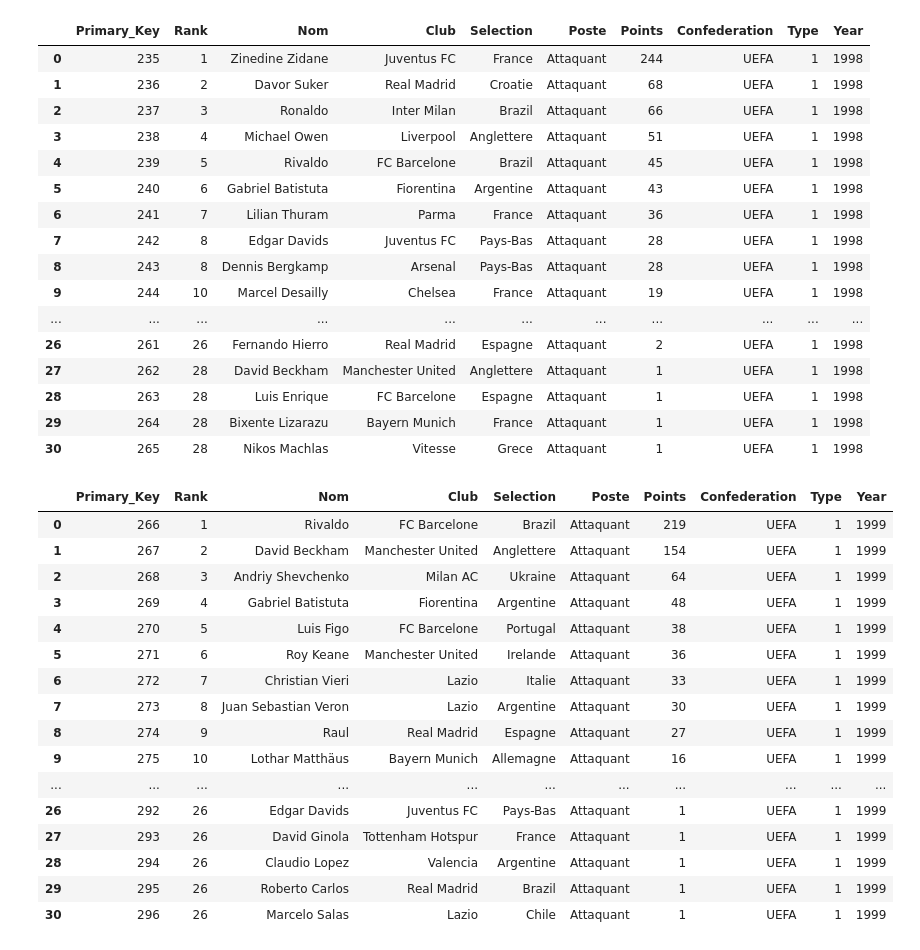
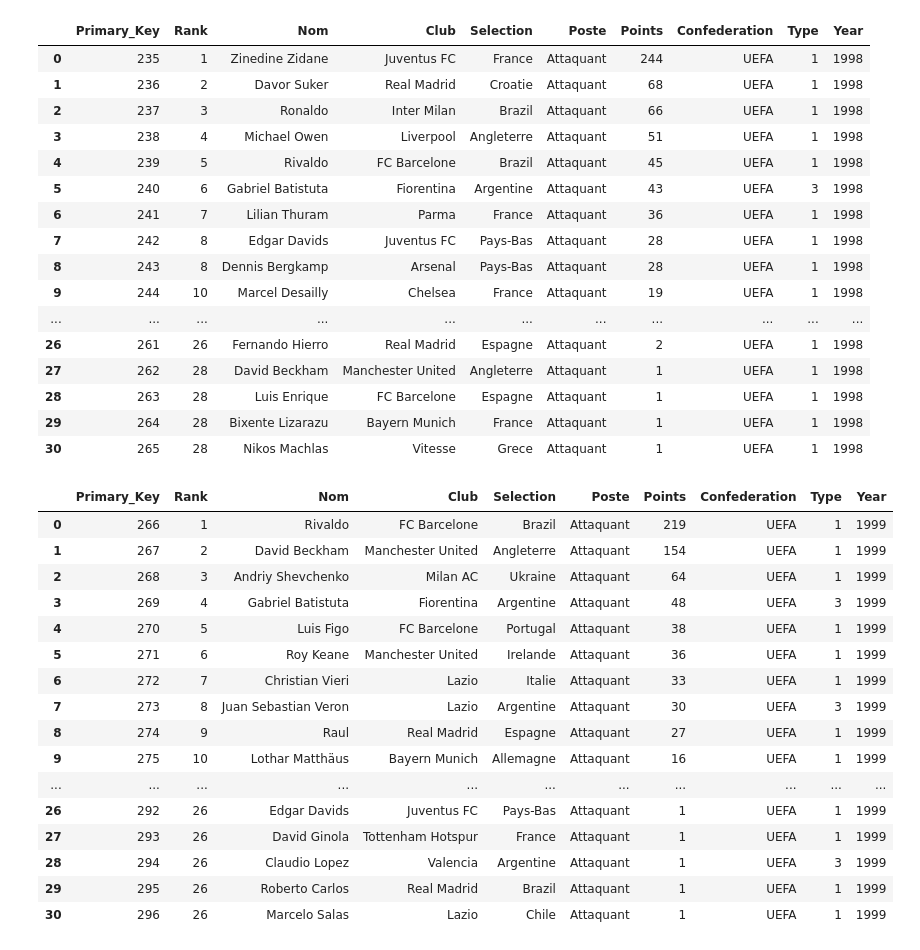
Before and after one commit to Lamessolo/BallonD_or_Analyse, a Jupyter notebook: BallondOrScraping.ipynb, the cells around one changed output. Drawn from its saved outputs; the diff is of its cells as text; code cells hidden in the pictures.

```diff
--- a/BallondOrScraping.ipynb
+++ b/BallondOrScraping.ipynb
@@ -777,7 +838,7 @@ tab_players_1992['Selection']= tab_players_1992['Selection'].str.replace('Russia
 tab_players_1992['Selection']= tab_players_1992['Selection'].str.replace('Greece','Grece')
 tab_players_1992['Selection']= tab_players_1992['Selection'].str.replace('Wales','Pays de Galles')
 tab_players_1992['Selection']= tab_players_1992['Selection'].str.replace('Denmark','Danemark')
-tab_players_1992['Selection']= tab_players_1992['Selection'].str.replace('England','Anglettere')
+tab_players_1992['Selection']= tab_players_1992['Selection'].str.replace('England','Angleterre')
 tab_players_1992['Selection']= tab_players_1992['Selection'].str.replace('Republic of Ireland','Irelande')
 tab_players_1992['Selection']= tab_players_1992['Selection'].str.replace('Côte','Cote')
 tab_players_1992['Club']= tab_players_1992['Club'].str.replace('Milan','Milan AC')
@@ -878,7 +939,7 @@ tab_players_1993['Selection']= tab_players_1993['Selection'].str.replace('Russia
 tab_players_1993['Selection']= tab_players_1993['Selection'].str.replace('Greece','Grece')
 tab_players_1993['Selection']= tab_players_1993['Selection'].str.replace('Wales','Pays de Galles')
 tab_players_1993['Selection']= tab_players_1993['Selection'].str.replace('Denmark','Danemark')
-tab_players_1993['Selection']= tab_players_1993['Selection'].str.replace('England','Anglettere')
+tab_players_1993['Selection']= tab_players_1993['Selection'].str.replace('England','Angleterre')
 tab_players_1993['Selection']= tab_players_1993['Selection'].str.replace('Republic of Ireland','Irelande')
 tab_players_1993['Club']= tab_players_1993['Club'].str.replace('Milan','Milan AC')
 tab_players_1993['Club']= tab_players_1993['Club'].str.replace('Internazionale','Inter Milan')
@@ -1304,7 +1396,7 @@ tab_players_1997['Selection']= tab_players_1997['Selection'].str.replace('Russia
 tab_players_1997['Selection']= tab_players_1997['Selection'].str.replace('Greece','Grece')
 tab_players_1997['Selection']= tab_players_1997['Selection'].str.replace('Wales','Pays de Galles')
 tab_players_1997['Selection']= tab_players_1997['Selection'].str.replace('Denmark','Danemark')
-tab_players_1997['Selection']= tab_players_1997['Selection'].str.replace('England','Anglettere')
+tab_players_1997['Selection']= tab_players_1997['Selection'].str.replace('England','Angleterre')
 tab_players_1997['Selection']= tab_players_1997['Selection'].str.replace('Republic of Ireland','Irelande')
 tab_players_1997['Selection']= tab_players_1997['Selection'].str.replace('Spain','Espagne')
 tab_players_1997['Selection']= tab_players_1997['Selection'].str.replace('FR Yugoslavia','Yougoslavie')
@@ -1347,6 +1439,17 @@ tab_players_1997.insert(loc=0, column='Primary_Key', value=range(199,len(tab_pla
 # Supprimer une ligne spécifique en utilisant drop()
 #tab_players_1997 = tab_players_1997.drop(index=len(tab_players_1997))
 
+# Tableau de valeurs à comparer
+valeurs_CONMEBOL = ['Bresil', 'Argentine', 'Colombie','Chili','Uruguay']
+valeurs_CAF =  ['Senegal', 'Cameroun', 'Algerie','Nigeria','Gabon']
+# Vérifier si la valeur de la colonne 'Selection' se trouve dans le tableau de valeurs
+condition_CONMEBOL = tab_players_1997['Selection'].isin(valeurs_CONMEBOL)
+condition_CAF = tab_players_1997['Selection'].isin(valeurs_CAF)
+
+# Modifier la valeur de la colonne 'Type' en fonction de la condition
+tab_players_1997.loc[condition_CAF, 'Type'] = '2'
+tab_players_1997.loc[condition_CONMEBOL, 'Type'] = '3'
+
 # Réindexer le DataFrame après la suppression
 #tab_players_1997 = tab_players_1997.reset_index(drop=True)
 
@@ -1411,7 +1514,7 @@ tab_players_1998['Selection']= tab_players_1998['Selection'].str.replace('Russia
 tab_players_1998['Selection']= tab_players_1998['Selection'].str.replace('Greece','Grece')
 tab_players_1998['Selection']= tab_players_1998['Selection'].str.replace('Wales','Pays de Galles')
 tab_players_1998['Selection']= tab_players_1998['Selection'].str.replace('Denmark','Danemark')
-tab_players_1998['Selection']= tab_players_1998['Selection'].str.replace('England','Anglettere')
+tab_players_1998['Selection']= tab_players_1998['Selection'].str.replace('England','Angleterre')
 tab_players_1998['Selection']= tab_players_1998['Selection'].str.replace('Republic of Ireland','Irelande')
 tab_players_1998['Selection']= tab_players_1998['Selection'].str.replace('Spain','Espagne')
 tab_players_1998['Selection']= tab_players_1998['Selection'].str.replace('FR Yugoslavia','Yougoslavie')
@@ -1456,6 +1559,16 @@ tab_players_1998.insert(loc=0, column='Primary_Key', value=range(235,len(tab_pla
 
 # Réindexer le DataFrame après la suppression
 #tab_players_1998 = tab_players_1998.reset_index(drop=True)
+# Tableau de valeurs à comparer
+valeurs_CONMEBOL = ['Bresil', 'Argentine', 'Colombie','Chili','Uruguay']
+valeurs_CAF =  ['Senegal', 'Cameroun', 'Algerie','Nigeria','Gabon']
+# Vérifier si la valeur de la colonne 'Selection' se trouve dans le tableau de valeurs
+condition_CONMEBOL = tab_players_1998['Selection'].isin(valeurs_CONMEBOL)
+condition_CAF = tab_players_1998['Selection'].isin(valeurs_CAF)
+
+# Modifier la valeur de la colonne 'Type' en fonction de la condition
+tab_players_1998.loc[condition_CAF, 'Type'] = '2'
+tab_players_1998.loc[condition_CONMEBOL, 'Type'] = '3'
 
     ## Supprimer une colonne en utilisant del
     #del df['Col1']
@@ -1473,16 +1586,16 @@ tab_players_1998
 | 0 | 235 | 1 | Zinedine Zidane | Juventus FC | France | Attaquant | 244 | UEFA | 1 | 1998 |
 | 1 | 236 | 2 | Davor Suker | Real Madrid | Croatie | Attaquant | 68 | UEFA | 1 | 1998 |
 | 2 | 237 | 3 | Ronaldo | Inter Milan | Brazil | Attaquant | 66 | UEFA | 1 | 1998 |
-| 3 | 238 | 4 | Michael Owen | Liverpool | Anglettere | Attaquant | 51 | UEFA | 1 | 1998 |
+| 3 | 238 | 4 | Michael Owen | Liverpool | Angleterre | Attaquant | 51 | UEFA | 1 | 1998 |
 | 4 | 239 | 5 | Rivaldo | FC Barcelone | Brazil | Attaquant | 45 | UEFA | 1 | 1998 |
-| 5 | 240 | 6 | Gabriel Batistuta | Fiorentina | Argentine | Attaquant | 43 | UEFA | 1 | 1998 |
+| 5 | 240 | 6 | Gabriel Batistuta | Fiorentina | Argentine | Attaquant | 43 | UEFA | 3 | 1998 |
 | 6 | 241 | 7 | Lilian Thuram | Parma | France | Attaquant | 36 | UEFA | 1 | 1998 |
 | 7 | 242 | 8 | Edgar Davids | Juventus FC | Pays-Bas | Attaquant | 28 | UEFA | 1 | 1998 |
 | 8 | 243 | 8 | Dennis Bergkamp | Arsenal | Pays-Bas | Attaquant | 28 | UEFA | 1 | 1998 |
 | 9 | 244 | 10 | Marcel Desailly | Chelsea | France | Attaquant | 19 | UEFA | 1 | 1998 |
 | ... | ... | ... | ... | ... | ... | ... | ... | ... | ... | ... |
 | 26 | 261 | 26 | Fernando Hierro | Real Madrid | Espagne | Attaquant | 2 | UEFA | 1 | 1998 |
-| 27 | 262 | 28 | David Beckham | Manchester United | Anglettere | Attaquant | 1 | UEFA | 1 | 1998 |
+| 27 | 262 | 28 | David Beckham | Manchester United | Angleterre | Attaquant | 1 | UEFA | 1 | 1998 |
 | 28 | 263 | 28 | Luis Enrique | FC Barcelone | Espagne | Attaquant | 1 | UEFA | 1 | 1998 |
 | 29 | 264 | 28 | Bixente Lizarazu | Bayern Munich | France | Attaquant | 1 | UEFA | 1 | 1998 |
 | 30 | 265 | 28 | Nikos Machlas | Vitesse | Grece | Attaquant | 1 | UEFA | 1 | 1998 |
@@ -1518,7 +1631,7 @@ tab_players_1999['Selection']= tab_players_1999['Selection'].str.replace('Russia
 tab_players_1999['Selection']= tab_players_1999['Selection'].str.replace('Greece','Grece')
 tab_players_1999['Selection']= tab_players_1999['Selection'].str.replace('Wales','Pays de Galles')
 tab_players_1999['Selection']= tab_players_1999['Selection'].str.replace('Denmark','Danemark')
-tab_players_1999['Selection']= tab_players_1999['Selection'].str.replace('England','Anglettere')
+tab_players_1999['Selection']= tab_players_1999['Selection'].str.replace('England','Angleterre')
 tab_players_1999['Selection']= tab_players_1999['Selection'].str.replace('Republic of Ireland','Irelande')
 tab_players_1999['Selection']= tab_players_1999['Selection'].str.replace('Spain','Espagne')
 tab_players_1999['Selection']= tab_players_1999['Selection'].str.replace('FR Yugoslavia','Yougoslavie')
@@ -1555,46 +1668,57 @@ tab_players_1999['Nom']= tab_players_1999['Nom'].str.replace('Mihajlović','Miha
 #tab_players_1999.at[1,'Club'] = 'Liverpool FC'
 
 # Add columns for conferation , type, poste,Primary_key, Year
 
 tab_players_1999.insert(loc=5, column='Confederation', value='UEFA')#( add UEFA by default)
 tab_players_1999['Type']='1' #(add 1 for UEFA by default)
 tab_players_1999['Year']='1999'
 
 tab_players_1999.insert(loc=4, column='Poste', value='Attaquant')
 tab_players_1999.insert(loc=0, column='Primary_Key', value=range(266,len(tab_players_1999) + 266))
 # Supprimer une ligne spécifique en utilisant drop()
 #tab_players_1999 = tab_players_1999.drop(index=len(tab_players_1999))
 
+# Tableau de valeurs à comparer
+valeurs_CONMEBOL = ['Bresil', 'Argentine', 'Colombie','Chili','Uruguay']
+valeurs_CAF =  ['Senegal', 'Cameroun', 'Algerie','Nigeria','Gabon']
+# Vérifier si la valeur de la colonne 'Selection' se trouve dans le tableau de valeurs
+condition_CONMEBOL = tab_players_1999['Selection'].isin(valeurs_CONMEBOL)
+condition_CAF = tab_players_1999['Selection'].isin(valeurs_CAF)
+
+# Modifier la valeur de la colonne 'Type' en fonction de la condition
+tab_players_1999.loc[condition_CAF, 'Type'] = '2'
+tab_players_1999.loc[condition_CONMEBOL, 'Type'] = '3'
+
 # Réindexer le DataFrame après la suppression
 #tab_players_1999 = tab_players_1999.reset_index(drop=True)
 
     ## Supprimer une colonne en utilisant del
     #del df['Col1']
 
     # write dataframe ina csv file
 tab_players_1999.to_csv(r'C:\Users\messj\Ballon_d_Or\players_90_99\tab_players_1999.csv', sep = ',',header=True, index=False)
 
 players_90_99 = pd.concat([players_90_99,tab_players_1999])
 players_90_99.to_csv('all_players_1990_99.csv', sep=',', header=True, index=False)
 tab_players_1999
 
 #parse_players_1999()
 # %% [output]
 |  | Primary_Key | Rank | Nom | Club | Selection | Poste | Points | Confederation | Type | Year |
 | 0 | 266 | 1 | Rivaldo | FC Barcelone | Brazil | Attaquant | 219 | UEFA | 1 | 1999 |
-| 1 | 267 | 2 | David Beckham | Manchester United | Anglettere | Attaquant | 154 | UEFA | 1 | 1999 |
+| 1 | 267 | 2 | David Beckham | Manchester United | Angleterre | Attaquant | 154 | UEFA | 1 | 1999 |
 | 2 | 268 | 3 | Andriy Shevchenko | Milan AC | Ukraine | Attaquant | 64 | UEFA | 1 | 1999 |
-| 3 | 269 | 4 | Gabriel Batistuta | Fiorentina | Argentine | Attaquant | 48 | UEFA | 1 | 1999 |
+| 3 | 269 | 4 | Gabriel Batistuta | Fiorentina | Argentine | Attaquant | 48 | UEFA | 3 | 1999 |
 | 4 | 270 | 5 | Luis Figo | FC Barcelone | Portugal | Attaquant | 38 | UEFA | 1 | 1999 |
 | 5 | 271 | 6 | Roy Keane | Manchester United | Irelande | Attaquant | 36 | UEFA | 1 | 1999 |
 | 6 | 272 | 7 | Christian Vieri | Lazio | Italie | Attaquant | 33 | UEFA | 1 | 1999 |
-| 7 | 273 | 8 | Juan Sebastian Veron | Lazio | Argentine | Attaquant | 30 | UEFA | 1 | 1999 |
+| 7 | 273 | 8 | Juan Sebastian Veron | Lazio | Argentine | Attaquant | 30 | UEFA | 3 | 1999 |
 | 8 | 274 | 9 | Raul | Real Madrid | Espagne | Attaquant | 27 | UEFA | 1 | 1999 |
 | 9 | 275 | 10 | Lothar Matthäus | Bayern Munich | Allemagne | Attaquant | 16 | UEFA | 1 | 1999 |
 | ... | ... | ... | ... | ... | ... | ... | ... | ... | ... | ... |
 | 26 | 292 | 26 | Edgar Davids | Juventus FC | Pays-Bas | Attaquant | 1 | UEFA | 1 | 1999 |
 | 27 | 293 | 26 | David Ginola | Tottenham Hotspur | France | Attaquant | 1 | UEFA | 1 | 1999 |
-| 28 | 294 | 26 | Claudio Lopez | Valencia | Argentine | Attaquant | 1 | UEFA | 1 | 1999 |
+| 28 | 294 | 26 | Claudio Lopez | Valencia | Argentine | Attaquant | 1 | UEFA | 3 | 1999 |
 | 29 | 295 | 26 | Roberto Carlos | Real Madrid | Brazil | Attaquant | 1 | UEFA | 1 | 1999 |
 | 30 | 296 | 26 | Marcelo Salas | Lazio | Chile | Attaquant | 1 | UEFA | 1 | 1999 |
 # %%
```
Also changed, not shown: parts of 18 cells of this notebook, 24 other files.
